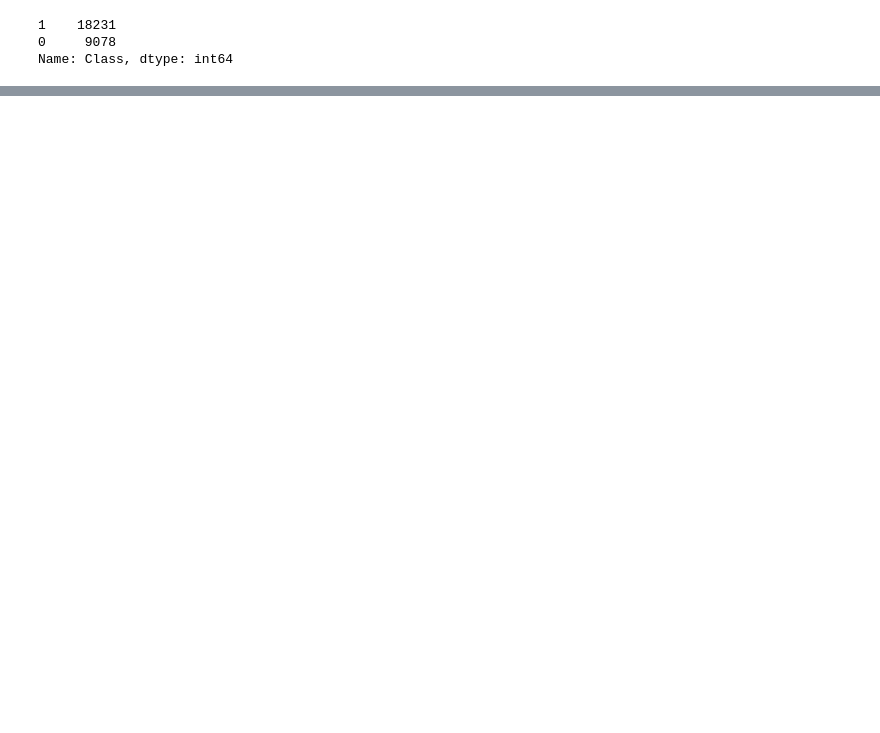
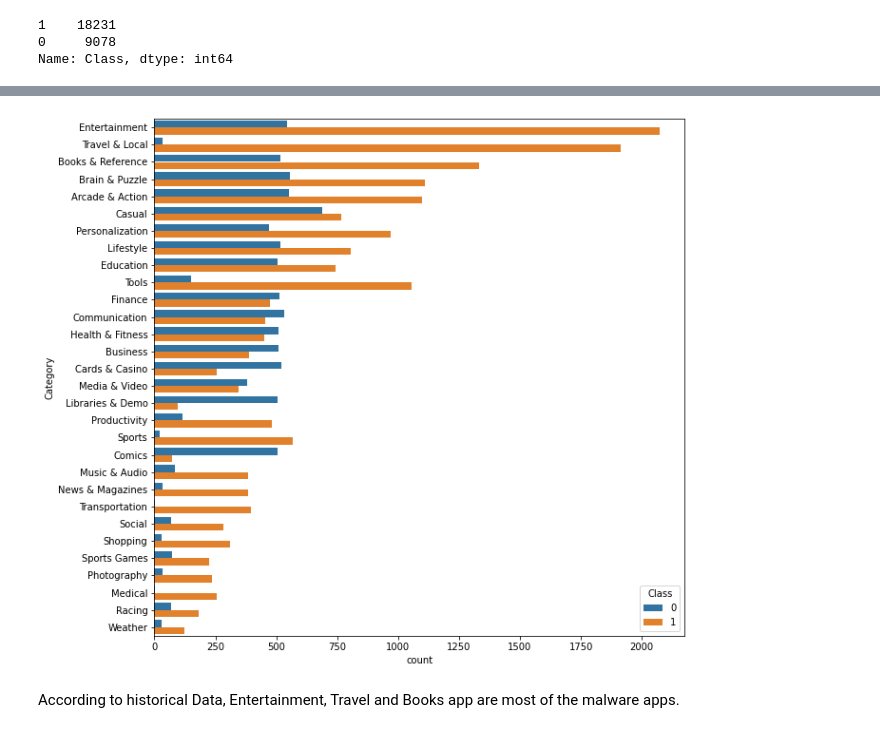
Before and after one commit to manisha-dhanuka/Supervised-Classification, a Jupyter notebook: Android_Authenticity_Prediction.ipynb, the cells around one changed output, grey strips where cells are left out. Saved outputs shown, nothing was run; the diff lists cells and outputs as text; code cells hidden in the pictures; blank space fills up the shorter version.

```diff
--- a/Android_Authenticity_Prediction.ipynb
+++ b/Android_Authenticity_Prediction.ipynb
@@ -614,0 +616,10 @@ plt.pie(df['Class'].value_counts(),labels = ['Malware', 'Beningn'],labeldistance
+# %%
+# Class variation with App type:
+plt.figure(figsize = (10,10))
+sns.countplot(data = df, y = 'Category',hue = 'Class',order =df.groupby(['Category']).count()['Class'].sort_values(ascending = False).index)
+
+plt.show()
+# %% [output]
+[figure, added]
+# %% [markdown]
+According to historical Data, Entertainment, Travel and Books app are most of the malware apps.
```
Also changed, not shown: parts of 35 cells of this notebook.
